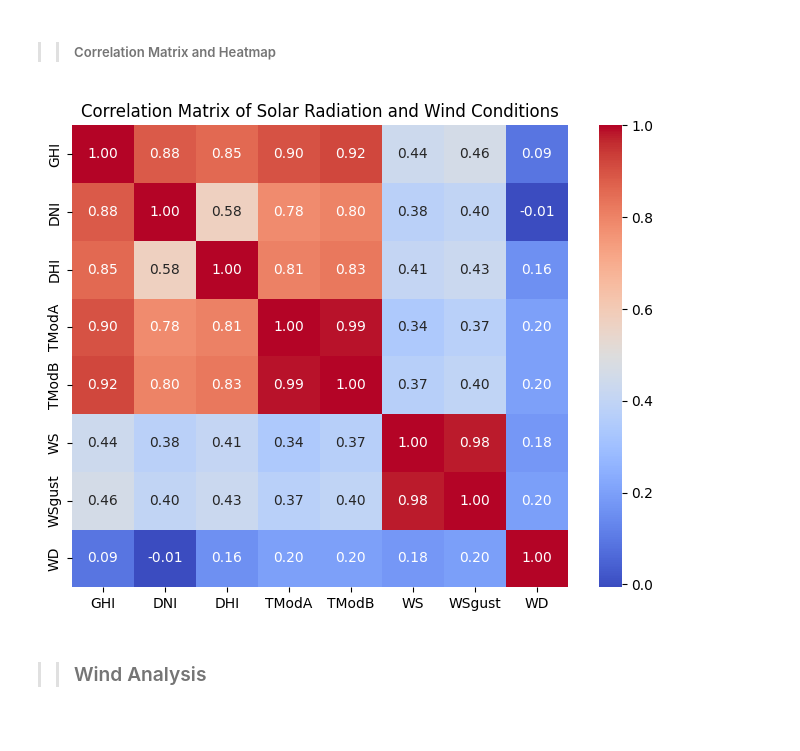
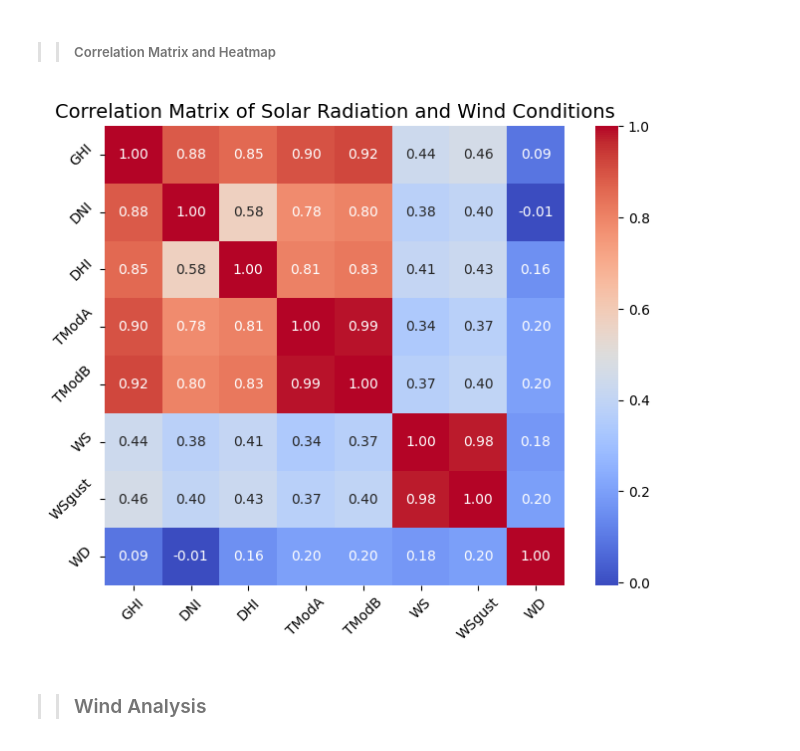
Before and after one commit to naolatomsa/MoonLight-Energy-Solutions-, a Jupyter notebook: notebooks/togoDapaongQc.ipynb, the cells around one changed output. Cells and saved outputs as stored; diff of their text form; code cells hidden in the pictures.

```diff
--- a/notebooks/togoDapaongQc.ipynb
+++ b/notebooks/togoDapaongQc.ipynb
@@ -423,15 +337,13 @@ dataCorr = data[columns]
 # %% [markdown]
 >>##### Correlation Matrix and Heatmap
-# %%
-# Compute correlation matrix
-correlation_matrix = dataCorr.corr()
-
-# Plot heatmap
-plt.figure(figsize=(8, 6))
-sns.heatmap(correlation_matrix, annot=True, cmap='coolwarm', fmt=".2f")
-plt.title("Correlation Matrix of Solar Radiation and Wind Conditions")
-plt.show()
-# %% [output]
-[figure, removed]
+# %%
+from scripts.correlationAndHeatMapping import plot_correlation_heatmap
+# Columns to analyze
+columns = ['GHI', 'DNI', 'DHI', 'TModA', 'TModB', 'WS', 'WSgust', 'WD']
+
+# Plot correlation heatmap and get the matrix
+correlation_matrix = plot_correlation_heatmap(data, columns, title="Correlation Matrix of Solar Radiation and Wind Conditions")
+# %% [output]
+[figure, added]
 # %% [markdown]
 >> ### Wind Analysis
```
Also changed, not shown: parts of 27 cells of this notebook, 13 other files.
